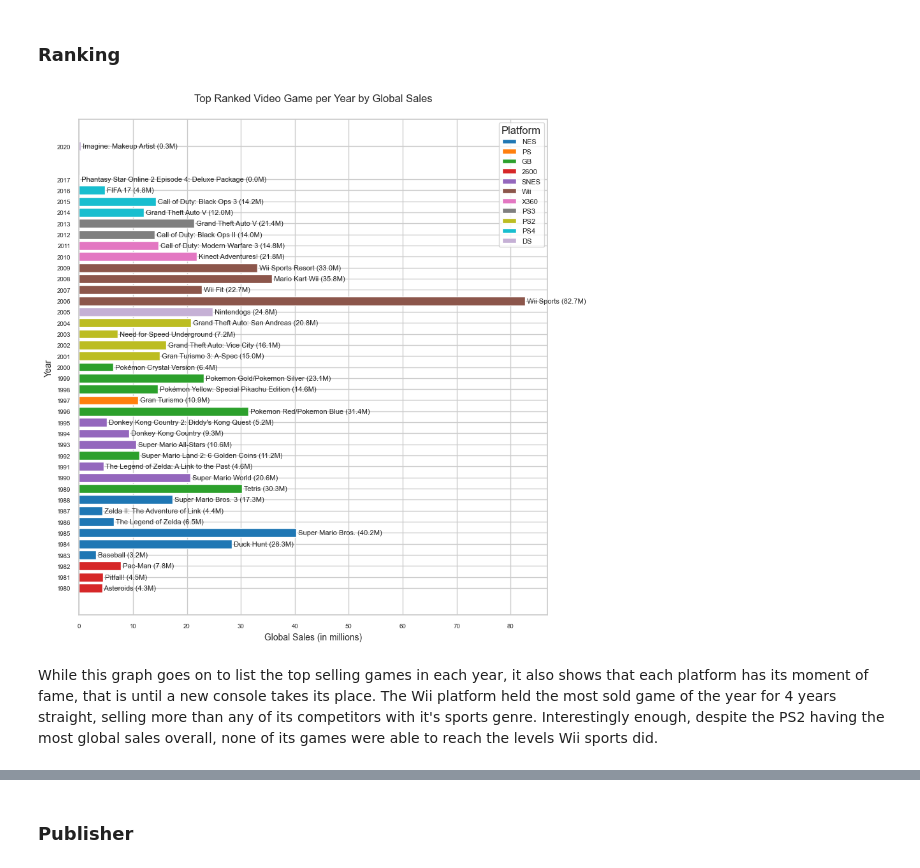
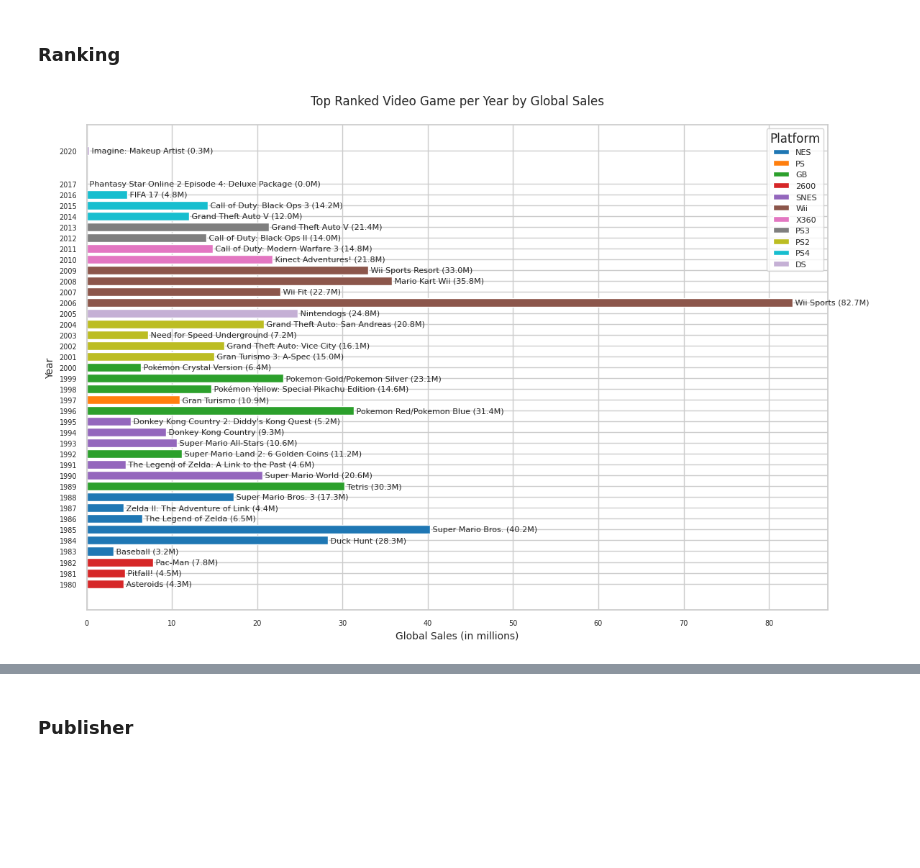
Before and after one commit to Shadowkj1/Analyzing_And_Predicting_Old_VideoGames, a Jupyter notebook: we_begin.ipynb, the cells around one changed output, grey strips where cells are left out. Drawn from its saved outputs; the diff is of its cells as text; code cells hidden in the pictures; blank space fills up the shorter version.

```diff
--- a/we_begin.ipynb
+++ b/we_begin.ipynb
@@ -421,34 +456,32 @@ While this graph doesn't add much to our analysis, it is extremely interesting s
 top_per_year = vgsales.loc[vgsales.groupby('Year')['Rank'].idxmin()]
 top_per_year = top_per_year.sort_values(by='Year')
 
 custom_colors = {
     'NES': '#1f77b4', 'PS': '#ff7f0e', 'GB': '#2ca02c', '2600': '#d62728',
     'SNES': '#9467bd', 'Wii': '#8c564b', 'X360': '#e377c2', 'PS3': '#7f7f7f',
     'PS2': '#bcbd22', 'PS4': '#17becf', 'DS': '#c5b0d5'
 }
 
-plt.figure(figsize=(9, 9))
+plt.figure(figsize=(12, 8))
 ax = plt.gca()
 
 bars = ax.barh(top_per_year['Year'], top_per_year['Global_Sales'], color=[custom_colors.get(color) for color in top_per_year['Platform']])
 
 ax.set_yticks(top_per_year['Year'])
 ax.set_xlabel('Global Sales (in millions)', fontsize=10)
 ax.set_ylabel('Year', fontsize=10)
 ax.set_title('Top Ranked Video Game per Year by Global Sales', fontsize=12, pad=20)
 
 for i, bar in enumerate(bars):
     game = top_per_year.iloc[i]
     ax.text(bar.get_width(), bar.get_y() + bar.get_height()/2, f" {game['Name']} ({game['Global_Sales']:.1f}M)", va='center', fontsize=8)
 
 legend_elements = [plt.Rectangle((0,0),1,1, facecolor=color,) for color in custom_colors.values()]
 ax.legend(legend_elements, custom_colors.keys(), title="Platform", fontsize=8)
 
 plt.tight_layout()
 plt.xticks(fontsize=7)
 plt.yticks(fontsize=7)
 plt.show()
 # %% [output]
-[figure, old version]
+[figure, new version]
-# %% [markdown]
-While this graph goes on to list the top selling games in each year, it also shows that each platform has its moment of fame, that is until a new console takes its place. The Wii platform held the most sold game of the year for 4 years straight, selling more than any of its competitors with it's sports genre. Interestingly enough, despite the PS2 having the most global sales overall, none of its games were able to reach the levels Wii sports did.
```
Also changed, not shown: parts of 32 cells of this notebook.
